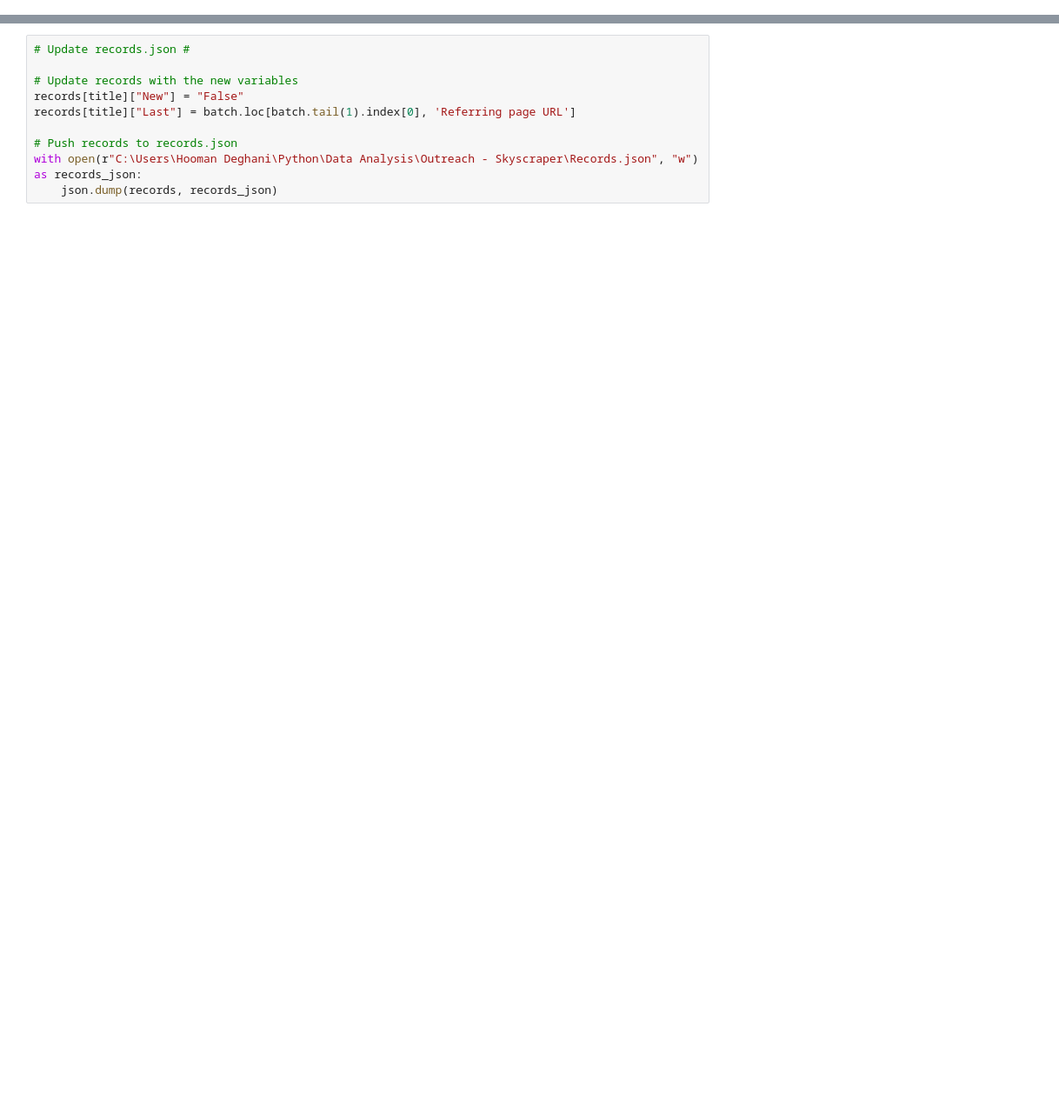
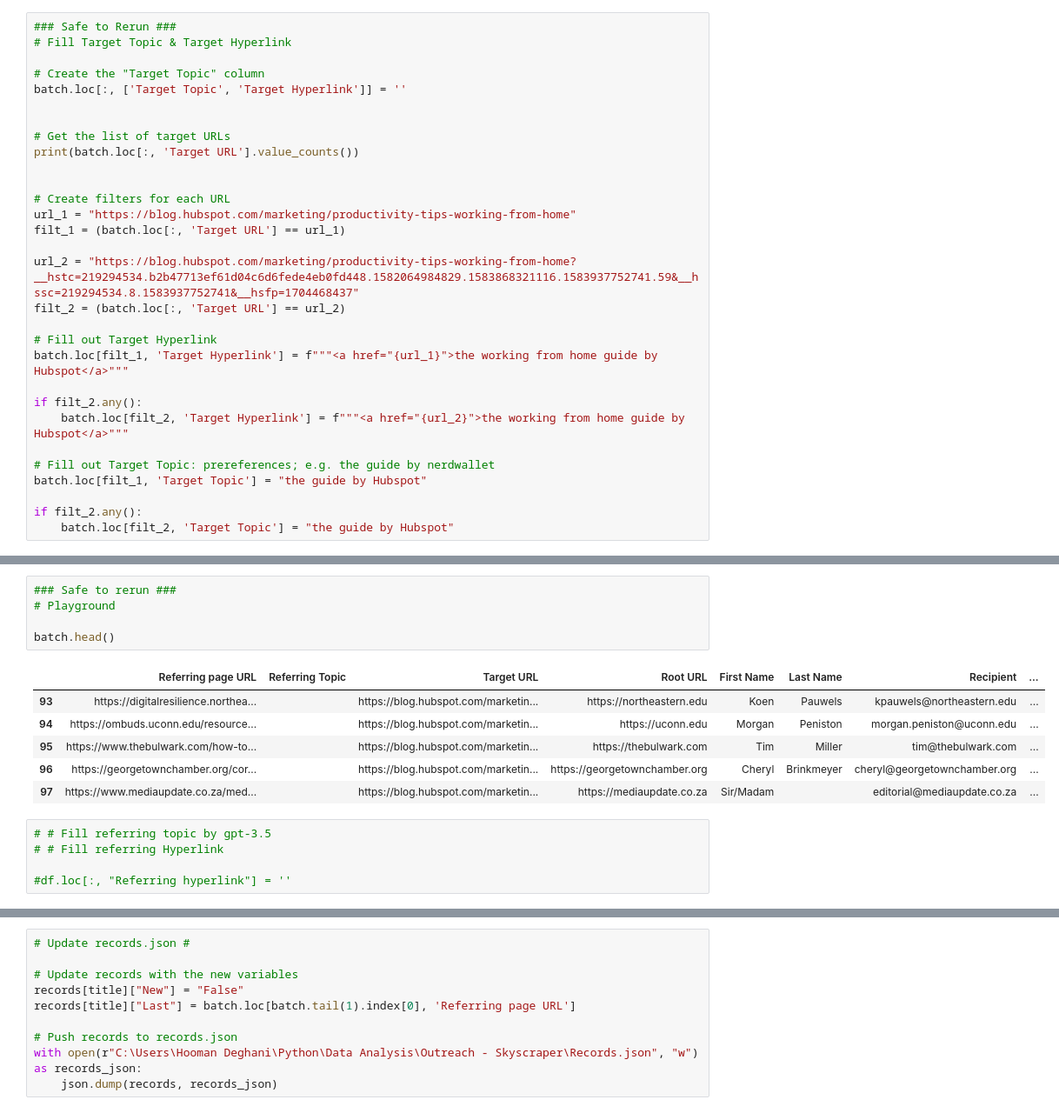
Before and after one commit to HoomanDehghaniML/DataAnalysis, a Jupyter notebook: Outreach - Skyscraper/Pipeline/Filtering.ipynb, the cells around one changed output, grey strips where cells are left out. Shown at 87% size. Drawn from its saved outputs; the diff is of its cells as text; blank space fills up the shorter version.

```diff
--- a/Outreach - Skyscraper/Pipeline/Filtering.ipynb
+++ b/Outreach - Skyscraper/Pipeline/Filtering.ipynb
@@ -108,0 +114,30 @@ batch
+# %%
+### Safe to Rerun ###
+# Fill Target Topic & Target Hyperlink
+
+# Create the "Target Topic" column
+batch.loc[:, ['Target Topic', 'Target Hyperlink']] = ''
+
+
+# Get the list of target URLs
+print(batch.loc[:, 'Target URL'].value_counts())
+
+
+# Create filters for each URL
+url_1 = "https://blog.hubspot.com/marketing/productivity-tips-working-from-home"
+filt_1 = (batch.loc[:, 'Target URL'] == url_1)
+
+url_2 = "https://blog.hubspot.com/marketing/productivity-tips-working-from-home?__hstc=219294534.b2b47713ef61d04c6d6fede4eb0fd448.1582064984829.1583868321116.1583937752741.59&__hssc=219294534.8.1583937752741&__hsfp=1704468437"
+filt_2 = (batch.loc[:, 'Target URL'] == url_2)
+
+# Fill out Target Hyperlink
+batch.loc[filt_1, 'Target Hyperlink'] = f"""<a href="{url_1}">the working from home guide by Hubspot</a>"""
+
+if filt_2.any():
+    batch.loc[filt_2, 'Target Hyperlink'] = f"""<a href="{url_2}">the working from home guide by Hubspot</a>"""
+
+# Fill out Target Topic: prereferences; e.g. the guide by nerdwallet
+batch.loc[filt_1, 'Target Topic'] = "the guide by Hubspot"
+
+if filt_2.any():
+    batch.loc[filt_2, 'Target Topic'] = "the guide by Hubspot"
@@ -108,0 +153,17 @@ batch
+# %%
+### Safe to rerun ###
+# Playground
+
+batch.head()
+# %% [output]
+|  | Referring page URL | Referring Topic | Target URL | Root URL | First Name | Last Name | Recipient | ... |
+| 93 | https://digitalresilience.northea... |  | https://blog.hubspot.com/marketin... | https://northeastern.edu | Koen | Pauwels | kpauwels@northeastern.edu | ... |
+| 94 | https://ombuds.uconn.edu/resource... |  | https://blog.hubspot.com/marketin... | https://uconn.edu | Morgan | Peniston | morgan.peniston@uconn.edu | ... |
+| 95 | https://www.thebulwark.com/how-to... |  | https://blog.hubspot.com/marketin... | https://thebulwark.com | Tim | Miller | tim@thebulwark.com | ... |
+| 96 | https://georgetownchamber.org/cor... |  | https://blog.hubspot.com/marketin... | https://georgetownchamber.org | Cheryl | Brinkmeyer | cheryl@georgetownchamber.org | ... |
+| 97 | https://www.mediaupdate.co.za/med... |  | https://blog.hubspot.com/marketin... | https://mediaupdate.co.za | Sir/Madam |  | editorial@mediaupdate.co.za | ... |
+# %%
+# # Fill referring topic by gpt-3.5
+# # Fill referring Hyperlink
+
+#df.loc[:, "Referring hyperlink"] = ''
```
Also changed, not shown: parts of 8 cells of this notebook, 11 other files.
